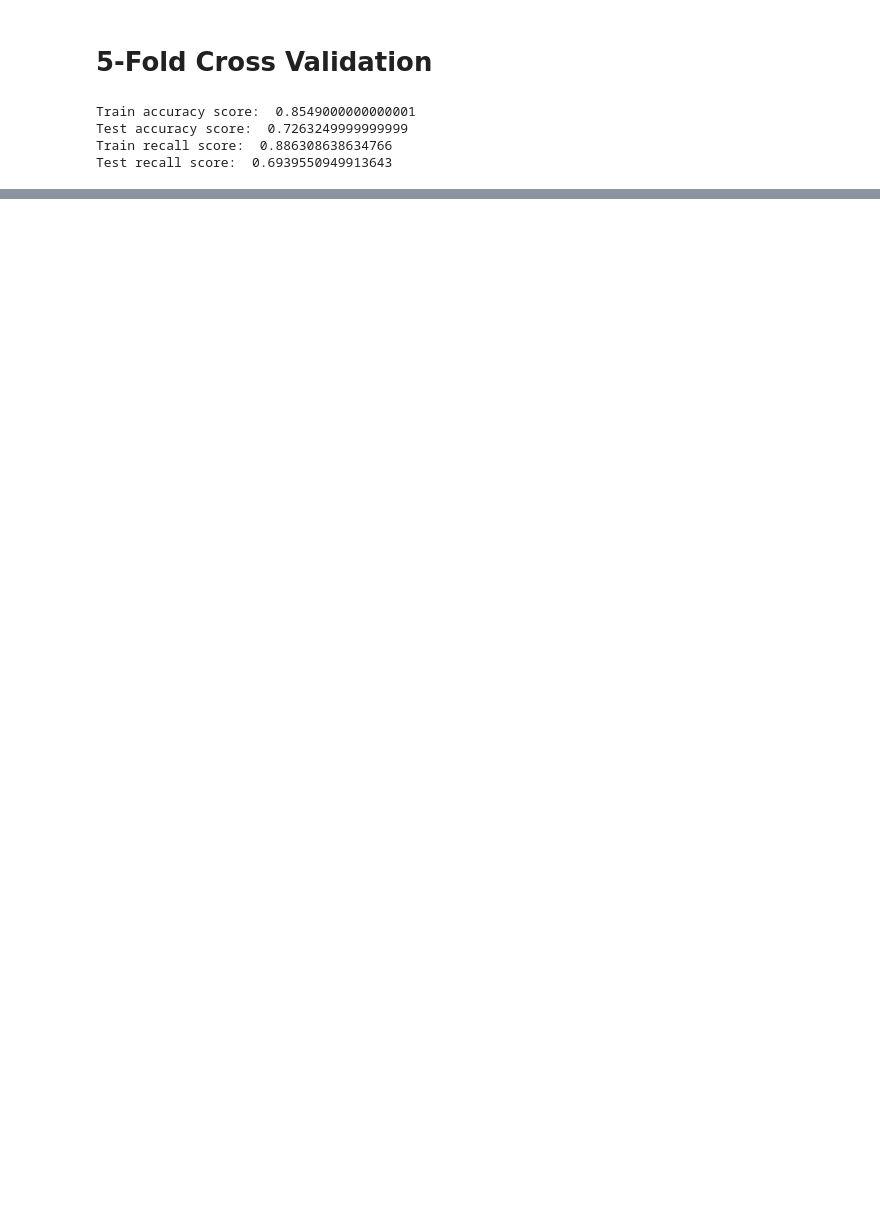
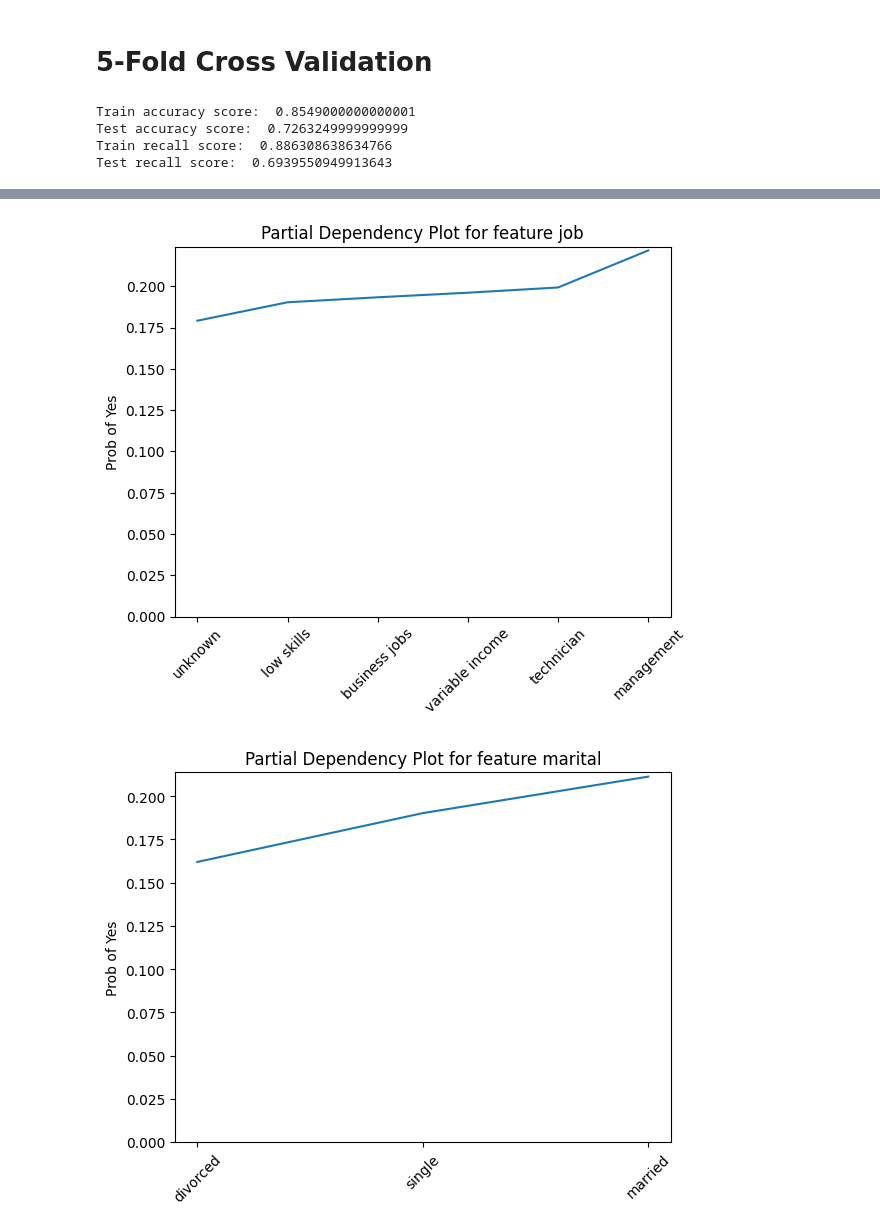
Before and after one commit to Ilvecho/Term-Deposit-Marketing, a Jupyter notebook: P2_notebook.ipynb, the cells around one changed output, grey strips where cells are left out. Saved outputs shown, nothing was run; the diff lists cells and outputs as text; code cells hidden in the pictures; blank space fills up the shorter version.

```diff
--- a/P2_notebook.ipynb
+++ b/P2_notebook.ipynb
@@ -1384,0 +1442,2 @@ Test recall score:  0.6939550949913643
+# %%
+mod_attributes = attributes.copy()
@@ -1384,0 +1452,49 @@ Test recall score:  0.6939550949913643
+# %%
+# Categorical features encoded as One Hot
+job = ['job - business jobs', 'job - low skills', 'job - management', 'job - technician', 'job - unknown', 'job - variable income']
+marital = ['marital - divorced', 'marital - married', 'marital - single']
+education = ['education - primary', 'education - secondary', 'education - tertiary', 'education - unknown']
+contact = ['contact - cellular', 'contact - telephone', 'contact - unknown']
+day = ['day - after_payday', 'day - non_payday', 'day - payday']
+month = ['month - fall', 'month - spring', 'month - summer', 'month - winter']
+
+categorical_features = [job, marital, education, contact, day, month]
+
+for cat_feat in categorical_features:
+  # reset the attributes
+  mod_attributes = attributes.copy()
+
+  # set all categories to zero
+  for col in cat_feat:
+    mod_attributes[col] = 0.0
+
+  # Dictionary to store the probability of yes
+  results = {}
+
+  # Do the actual work:
+  for cat in cat_feat:
+    # Set one column to 1
+    mod_attributes[cat] = 1.0
+
+    # Compute the predictions, and store the mean in the dict
+    pred = xgb.predict(mod_attributes)
+    cat_name = cat.split(' - ')[1]
+    results[cat_name] = pred.mean()
+
+    # reset the category back to zero
+    mod_attributes[cat] = 0.0
+
+  # sort the results in ascending order
+  results = {k: v for k, v in sorted(results.items(), key=lambda item: item[1])}
+
+  # plot and make it pretty
+  plt.plot([*results.values()])
+  feature_name = cat.split(' - ')[0]
+  plt.title(f'Partial Dependency Plot for feature {feature_name}')
+  plt.ylabel('Prob of Yes')
+  plt.ylim(bottom=0.0)
+  plt.xticks(ticks=np.arange(len(results.keys())), labels=results.keys(), rotation=45)
+  plt.show()
+# %% [output]
+[figure, added]
+[figure, added]
```
Also changed, not shown: parts of 16 cells of this notebook.
